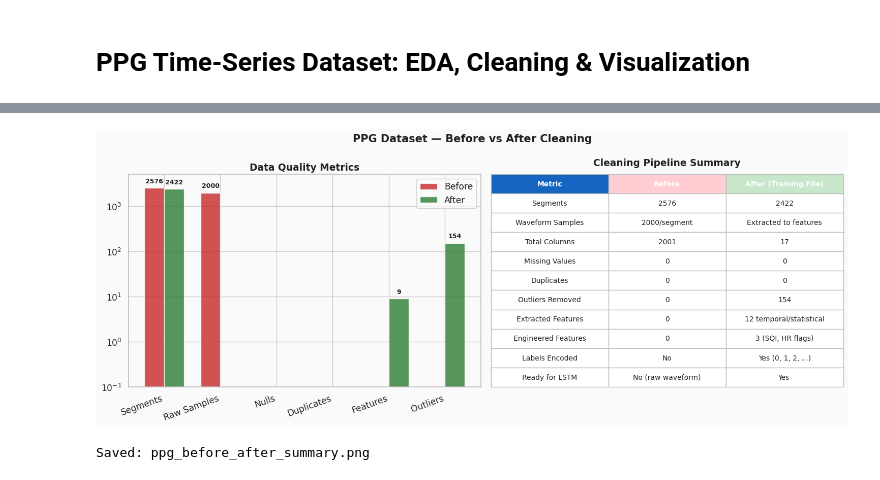
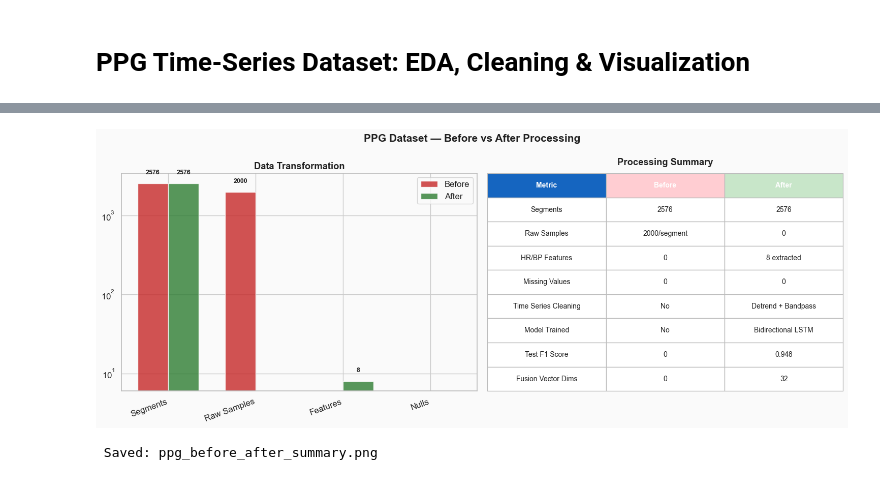
Before and after one commit to nmarizani/capstone_project, a Jupyter notebook: notebooks/ppg_data_cleaning.ipynb, the cells around one changed output, grey strips where cells are left out. Cells and saved outputs as stored; diff of their text form; code cells hidden in the pictures.

Commit message:
PPG data eda, cleaning and visualizations as well as initial model training

```diff
--- a/notebooks/ppg_data_cleaning.ipynb
+++ b/notebooks/ppg_data_cleaning.ipynb
@@ -464,84 +389,76 @@ Saved: ppg_post_cleaning_features.png
 # %%
 # BEFORE vs AFTER Comparison Summary
-fig3, axes3 = plt.subplots(1, 2, figsize=(15, 6))
-fig3.patch.set_facecolor(PALETTE['bg'])
-fig3.suptitle('PPG Dataset — Before vs After Cleaning',
-              fontsize=15, fontweight='bold')
+
+fig4, axes4 = plt.subplots(1, 2, figsize=(15, 6))
+fig4.patch.set_facecolor(PALETTE['bg'])
+fig4.suptitle('PPG Dataset — Before vs After Processing', fontsize=15, fontweight='bold')
 
 # Left: bar comparison
 metrics_b = {
     'Segments': len(df_raw),
     'Raw Samples': len(waveform_cols),
+    'Features': 0,
     'Nulls': df_raw.isnull().sum().sum(),
-    'Duplicates': df_raw.duplicated().sum(),
-    'Features': 0,
-    'Outliers': 0,
 }
 metrics_a = {
     'Segments': len(df_features),
-    'Raw Samples': 0,  # Converted to features
+    'Raw Samples': 0,
+    'Features': len(feat_cols),
     'Nulls': 0,
-    'Duplicates': 0,
-    'Features': len(clean_feat),
-    'Outliers': orig_rows - len(df_features),
 }
 
-x3 = np.arange(len(metrics_b))
-w3 = 0.35
-ax_l = axes3[0]
-b1 = ax_l.bar(x3 - w3/2, list(metrics_b.values()), w3, label='Before',
+x4 = np.arange(len(metrics_b))
+w4 = 0.35
+ax_l = axes4[0]
+b1 = ax_l.bar(x4 - w4/2, list(metrics_b.values()), w4, label='Before',
               color=PALETTE['primary'], alpha=0.8, edgecolor='white')
-b2 = ax_l.bar(x3 + w3/2, list(metrics_a.values()), w3, label='After',
+b2 = ax_l.bar(x4 + w4/2, list(metrics_a.values()), w4, label='After',
               color=PALETTE['positive'], alpha=0.8, edgecolor='white')
-ax_l.set_xticks(x3)
+ax_l.set_xticks(x4)
 ax_l.set_xticklabels(list(metrics_b.keys()), rotation=20, ha='right')
-ax_l.set_title('Data Quality Metrics', fontweight='bold')
+ax_l.set_title('Data Transformation', fontweight='bold')
 ax_l.legend()
-# Using log scale since raw samples (2000) vs features (12) differ greatly
 ax_l.set_yscale('log')
-ax_l.set_ylim(0.1, max(len(waveform_cols), len(df_raw)) * 2)
 for bar in list(b1) + list(b2):
     h = bar.get_height()
     if h > 0:
         ax_l.text(bar.get_x() + bar.get_width()/2, h * 1.3,
                   str(int(h)), ha='center', fontsize=9, fontweight='bold')
 
 # Right: summary table
+from matplotlib.patches import Patch
 table_data = [
-    ['Metric',              'Before',           'After (Training File)'],
-    ['Segments',            str(len(df_raw)),   str(len(df_features))],
-    ['Waveform Samples',    '2000/segment',     'Extracted to features'],
-    ['Total Columns',       str(df_raw.shape[1]), str(df_features.shape[1])],
-    ['Missing Values',      str(df_raw.isnull().sum().sum()), '0'],
-    ['Duplicates',          str(df_raw.duplicated().sum()),   '0'],
-    ['Outliers Removed',    '0',                str(orig_rows - len(df_features))],
-    ['Extracted Features',  '0',                '12 temporal/statistical'],
-    ['Engineered Features', '0',                '3 (SQI, HR flags)'],
-    ['Labels Encoded',      'No',               'Yes (0, 1, 2, ...)'],
-    ['Ready for LSTM',      'No (raw waveform)','Yes'],
+    ['Metric', 'Before', 'After'],
+    ['Segments', str(len(df_raw)), str(len(df_features))],
+    ['Raw Samples', '2000/segment', '0'],
+    ['HR/BP Features', '0', '8 extracted'],
+    ['Missing Values', str(df_raw.isnull().sum().sum()), '0'],
+    ['Time Series Cleaning', 'No', 'Detrend + Bandpass'],
+    ['Model Trained', 'No', 'Bidirectional LSTM'],
+    ['Test F1 Score', '0', f'{f1:.3f}'],
+    ['Fusion Vector Dims', '0', str(fusion_vector.shape[1])],
 ]
-axes3[1].axis('off')
-tbl3 = axes3[1].table(
+axes4[1].axis('off')
+tbl4 = axes4[1].table(
     cellText=table_data[1:], colLabels=table_data[0],
     cellLoc='center', loc='center',
     colColours=[PALETTE['secondary'], '#FFCDD2', '#C8E6C9'],
     bbox=[0.0, 0.0, 1.0, 1.0]
 )
-tbl3.auto_set_font_size(False)
-tbl3.set_fontsize(10)
-for key, cell in tbl3.get_celld().items():
+tbl4.auto_set_font_size(False)
+tbl4.set_fontsize(10)
+for key, cell in tbl4.get_celld().items():
     cell.set_edgecolor('#BDBDBD')
     if key[0] == 0:
         cell.set_text_props(color='white', fontweight='bold')
-axes3[1].set_title('Cleaning Pipeline Summary', fontweight='bold', pad=12)
+axes4[1].set_title('Processing Summary', fontweight='bold', pad=12)
 
 plt.tight_layout()
-plt.savefig(OUTPUT_DIR + 'ppg_before_after_summary.png',
-            dpi=150, bbox_inches='tight')
+plt.savefig(OUTPUT_DIR + 'ppg_before_after_summary.png', dpi=150, bbox_inches='tight')
 
 plt.show()
 
 plt.close()
-print(f"Saved: ppg_before_after_summary.png")
+print(" Saved: ppg_before_after_summary.png")
 # %% [output]
-[figure, old version]
+[figure, new version]
```
Also changed, not shown: parts of 11 cells of this notebook, 5 other files.
